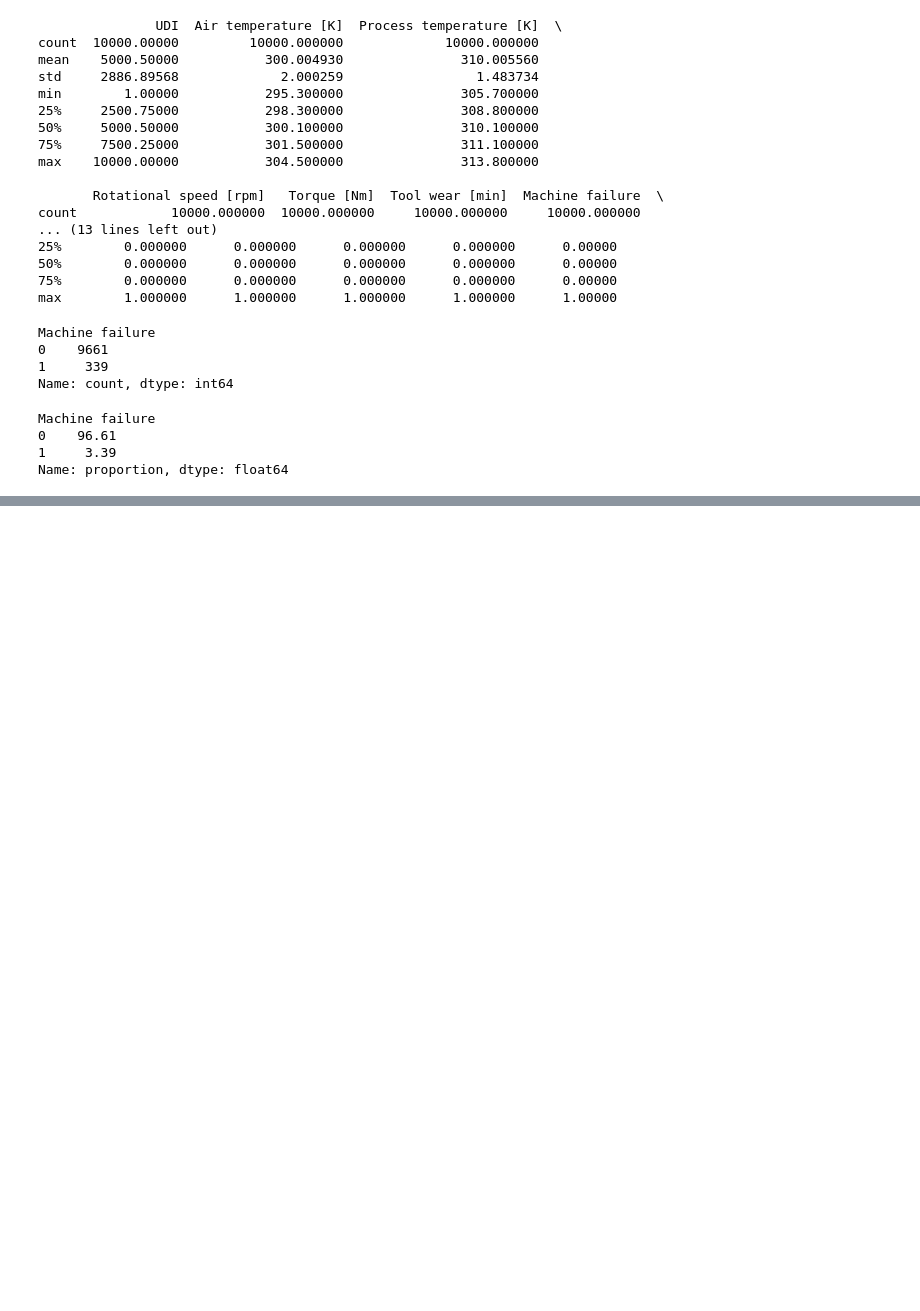
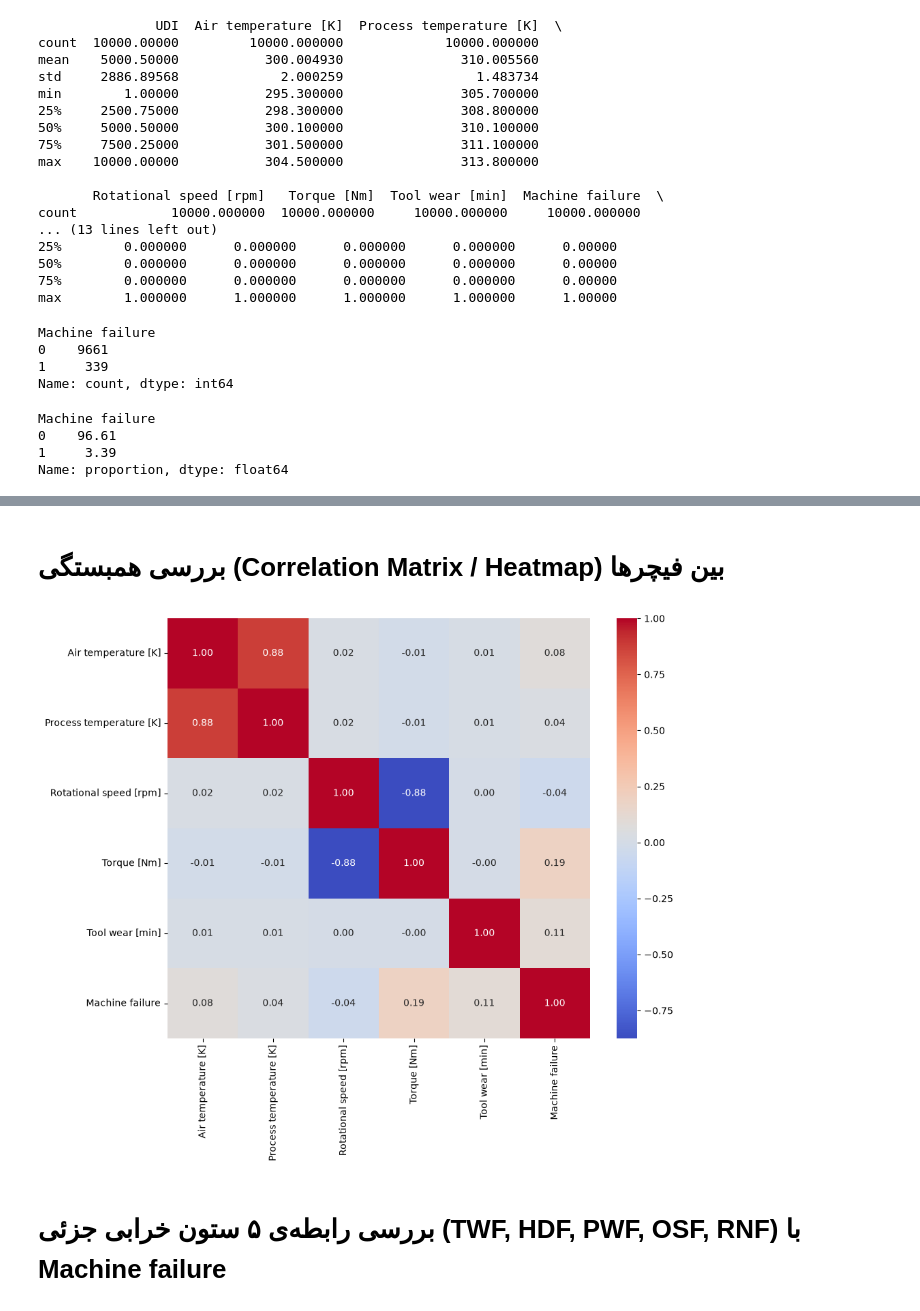
Before and after one commit to amiralavidev/Undergraduate-Project_Predictive-Maintenance, a Jupyter notebook: notebooks/01_EDA.ipynb, the cells around one changed output, grey strips where cells are left out. Drawn from its saved outputs; the diff is of its cells as text; code cells hidden in the pictures; blank space fills up the shorter version.

```diff
--- a/notebooks/01_EDA.ipynb
+++ b/notebooks/01_EDA.ipynb
@@ -91,0 +159,11 @@ Name: proportion, dtype: float64
+# %% [markdown]
+# بررسی همبستگی (Correlation Matrix / Heatmap) بین فیچرها
+# %%
+plt.figure(figsize=(10, 8))
+sns.heatmap(df[numeric_cols + ['Machine failure']].corr(), annot=True, cmap='coolwarm', fmt='.2f')
+plt.savefig('../reports/correlation_heatmap.png')
+plt.show()
+# %% [output]
+[figure, added]
+# %% [markdown]
+#  بررسی رابطه‌ی ۵ ستون خرابی جزئی (TWF, HDF, PWF, OSF, RNF) با Machine failure
```
Also changed, not shown: parts of 11 cells of this notebook, 3 other files.
